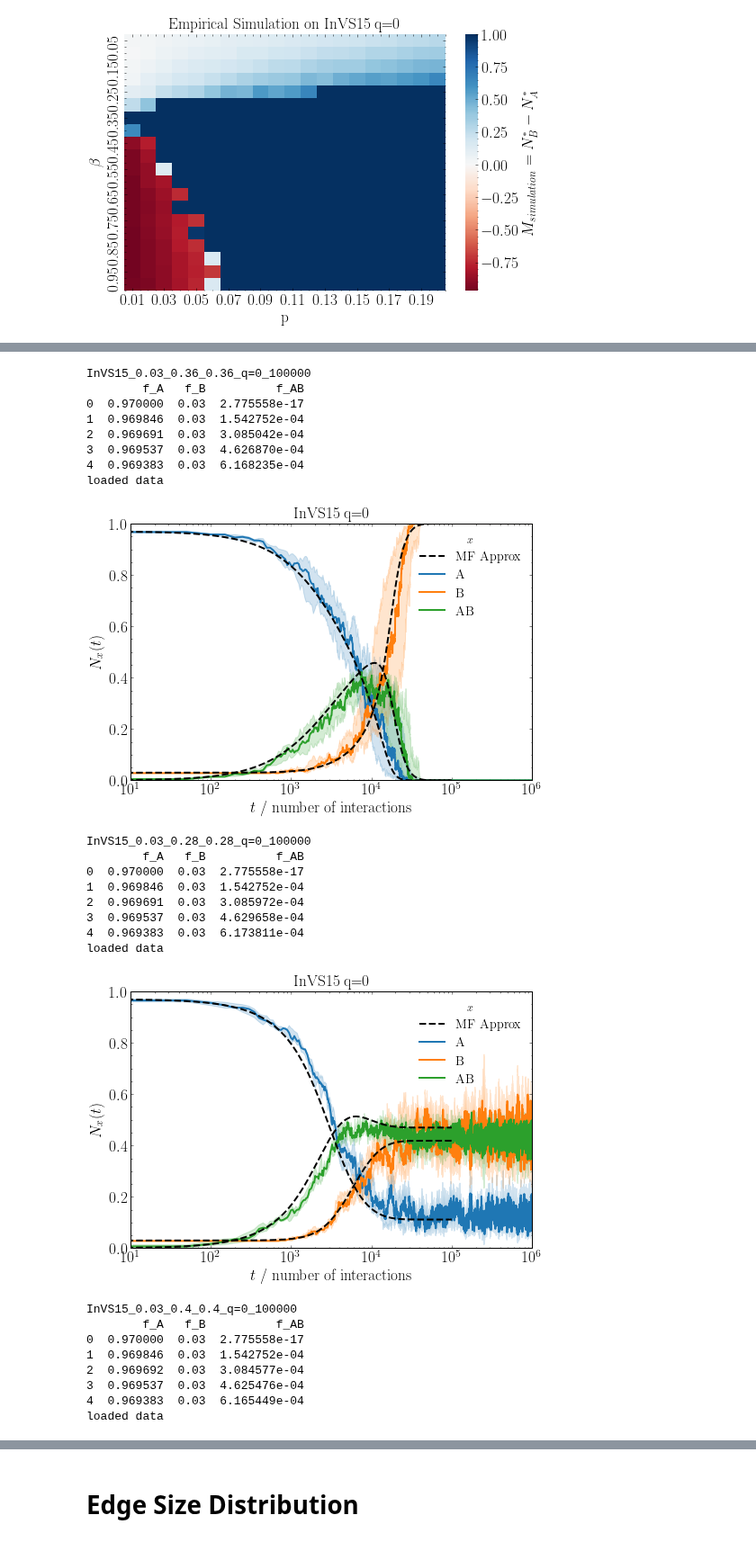
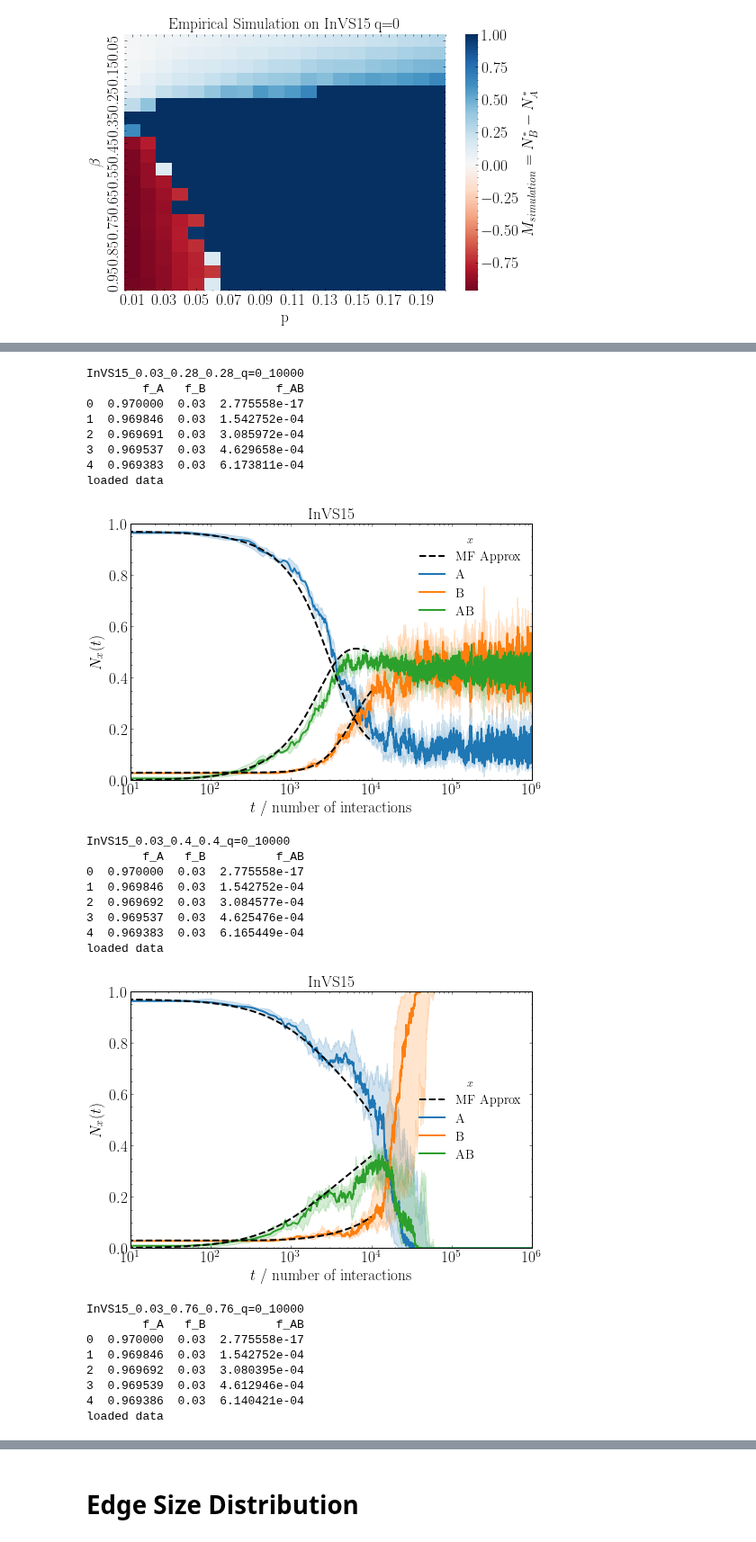
Before and after one commit to tomcjackc/higher-order-social-dynamics, a Jupyter notebook: mean-field_studies/preacher/numerical_integration/Plotting Numerical Integration in Proper Style.ipynb, the cells around one changed output, grey strips where cells are left out. Shown at 90% size. Cells and saved outputs as stored; diff of their text form; code cells hidden in the pictures.

Commit message:
Revert "Changes"
This reverts commit 23859f8a4a8fd69989270e8eb98f7bd407f0dd85.

```diff
--- a/mean-field_studies/preacher/numerical_integration/Plotting Numerical Integration in Proper Style.ipynb
+++ b/mean-field_studies/preacher/numerical_integration/Plotting Numerical Integration in Proper Style.ipynb
@@ -22,8 +22,8 @@ import seaborn as sb
 mpl.style.use('report_style.mplstyle')
 # %%
 ps = [0.03]#np.linspace(0.01, 0.2, 20)
-betas = [0.16, 0.36, 0.28, 0.4, 0.76]#np.linspace(0.05, 1, 20)
-run_length = 10**5
+betas = [0.16, 0.28, 0.4, 0.76]#np.linspace(0.05, 1, 20)
+run_length = 10**4
 qs = [0,1]
 ensemble_size=10
 social_structures = ['InVS15']#, 'LyonSchool', 'SFHH', 'Thiers13']
@@ -110,7 +110,7 @@ for social_structure in social_structures:
 
                     beta_non_committed = beta
                     beta_committed = beta
-                    fname = f'{social_structure}_{p}_{beta_non_committed}_{beta_committed}_q={q}_{run_length*10}_{ensemble_size}'
+                    fname = f'{social_structure}_{p}_{beta_non_committed}_{beta_committed}_q={q}_{run_length*100}_{ensemble_size}'
 
                     data = genfromtxt(f'outputs/sim_{fname}.csv', delimiter=',')
 
@@ -147,7 +147,7 @@ for social_structure in social_structures:
                     plt.fill_between(t, y1=AB_data_25, y2=AB_data_75, color='tab:green', alpha=0.2)
 
                     #plt.title(r'$\beta$' + f' = {beta_non_committed} and q={q}')
-                    plt.title(f'{social_structure} q={q} '+r'$\beta$'')
+                    plt.title(social_structure)
                     plt.xlabel('$t$ / number of interactions')
                     plt.ylabel(r'$N_{x}(t)$')
                     plt.legend(title=r'$x$')
@@ -168,26 +168,26 @@ loaded data
-InVS15_0.03_0.36_0.36_q=0_100000
+InVS15_0.03_0.28_0.28_q=0_10000
         f_A   f_B          f_AB
 0  0.970000  0.03  2.775558e-17
 1  0.969846  0.03  1.542752e-04
-2  0.969691  0.03  3.085042e-04
-3  0.969537  0.03  4.626870e-04
-4  0.969383  0.03  6.168235e-04
+2  0.969691  0.03  3.085972e-04
+3  0.969537  0.03  4.629658e-04
+4  0.969383  0.03  6.173811e-04
 loaded data
-[figure, old version]
+[figure, new version]
-InVS15_0.03_0.28_0.28_q=0_100000
+InVS15_0.03_0.4_0.4_q=0_10000
         f_A   f_B          f_AB
 0  0.970000  0.03  2.775558e-17
 1  0.969846  0.03  1.542752e-04
-2  0.969691  0.03  3.085972e-04
-3  0.969537  0.03  4.629658e-04
-4  0.969383  0.03  6.173811e-04
+2  0.969692  0.03  3.084577e-04
+3  0.969537  0.03  4.625476e-04
+4  0.969383  0.03  6.165449e-04
 loaded data
-[figure, old version]
+[figure, new version]
-InVS15_0.03_0.4_0.4_q=0_100000
+InVS15_0.03_0.76_0.76_q=0_10000
         f_A   f_B          f_AB
 0  0.970000  0.03  2.775558e-17
 1  0.969846  0.03  1.542752e-04
-2  0.969692  0.03  3.084577e-04
-3  0.969537  0.03  4.625476e-04
-4  0.969383  0.03  6.165449e-04
+2  0.969692  0.03  3.080395e-04
+3  0.969539  0.03  4.612946e-04
+4  0.969386  0.03  6.140421e-04
 loaded data
```
Also changed, not shown: parts of 1 cell of this notebook, 11 other files.
